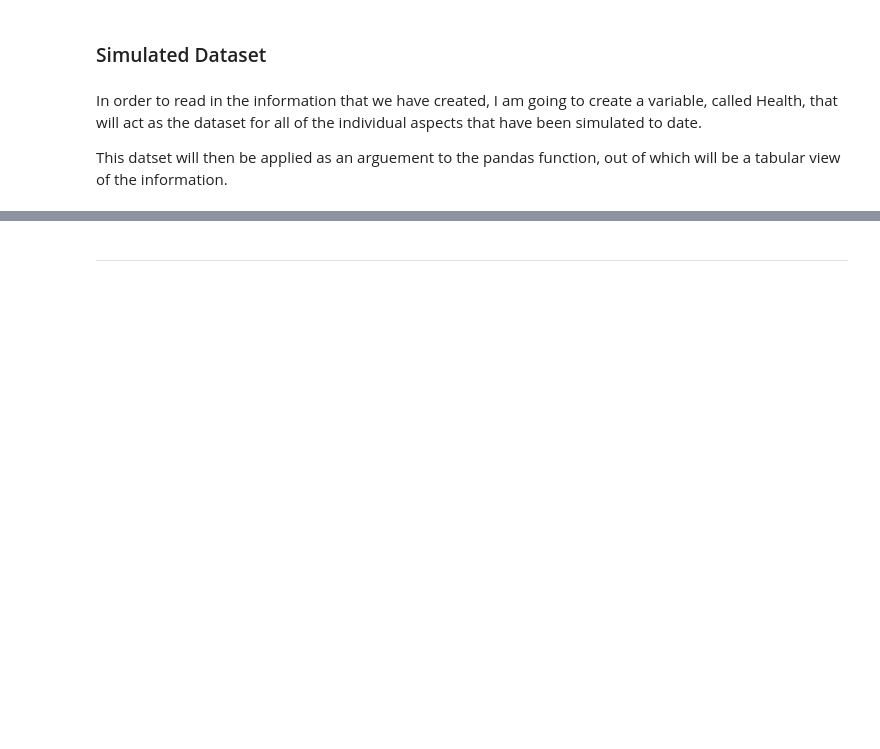
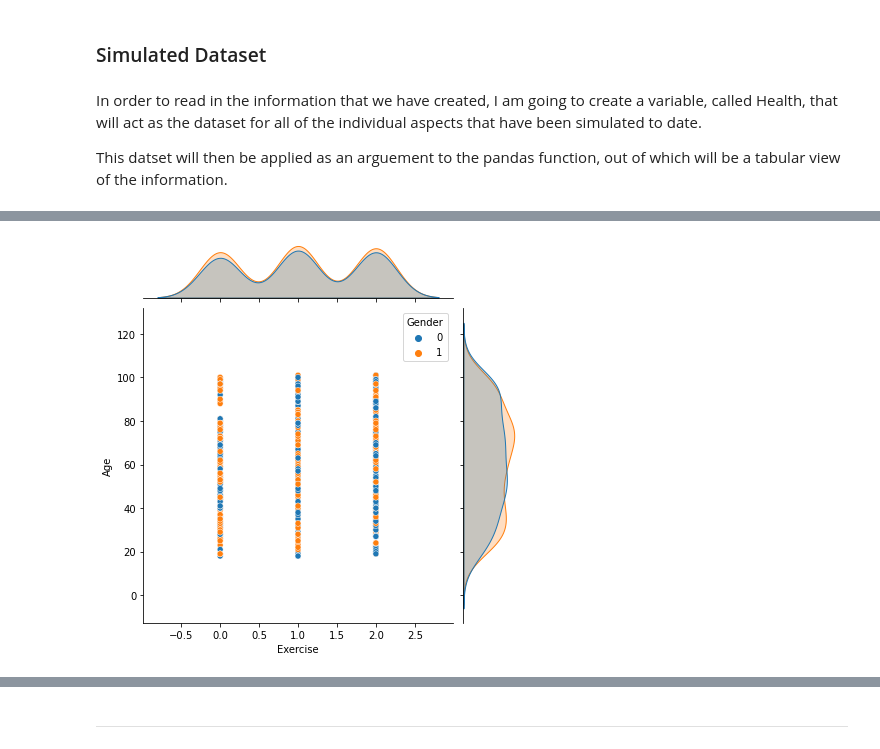
Before and after one commit to jonkavana/PODA-Simulation-2020, a Jupyter notebook: Phenomenon Simulated Data.ipynb, the cells around one changed output, grey strips where cells are left out. Cells and saved outputs as stored; diff of their text form; code cells hidden in the pictures; blank space fills up the shorter version.

```diff
--- a/Phenomenon Simulated Data.ipynb
+++ b/Phenomenon Simulated Data.ipynb
@@ -388,0 +527,4 @@ sns.scatterplot(data=x)
+# %%
+sns.jointplot(data=HealthDataFrame, x="Exercise", y="Age",  hue="Gender");
+# %% [output]
+[figure, added]
```
Also changed, not shown: parts of 35 cells of this notebook, 1 other file.
